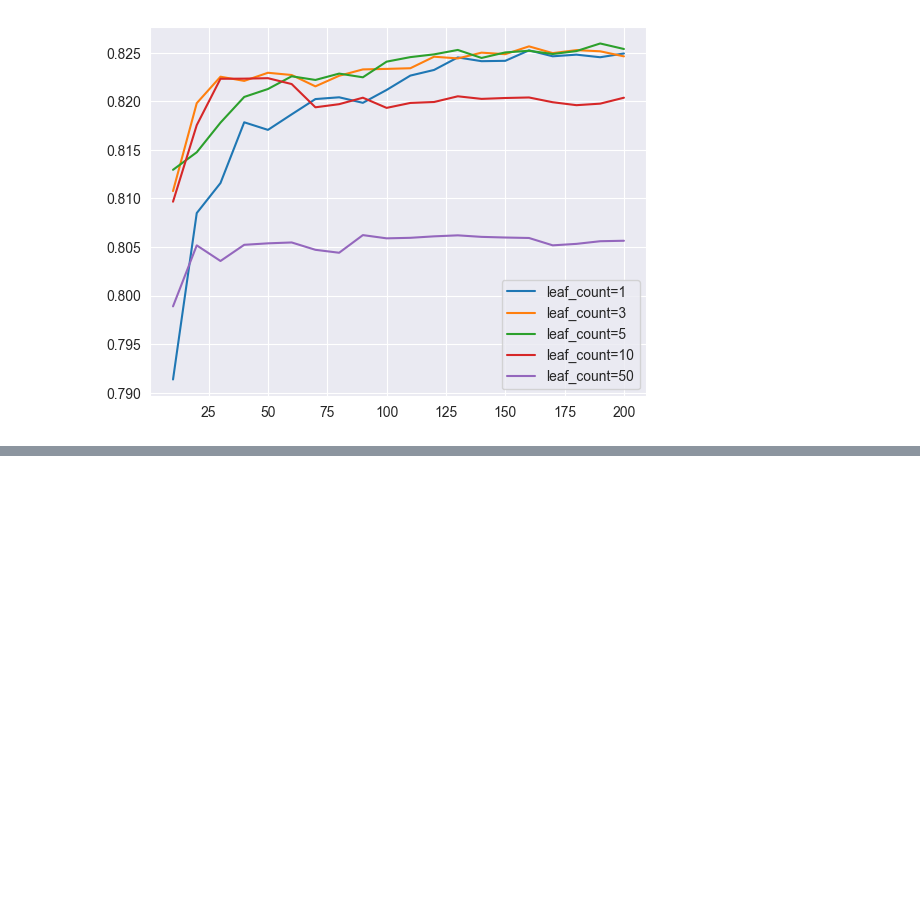
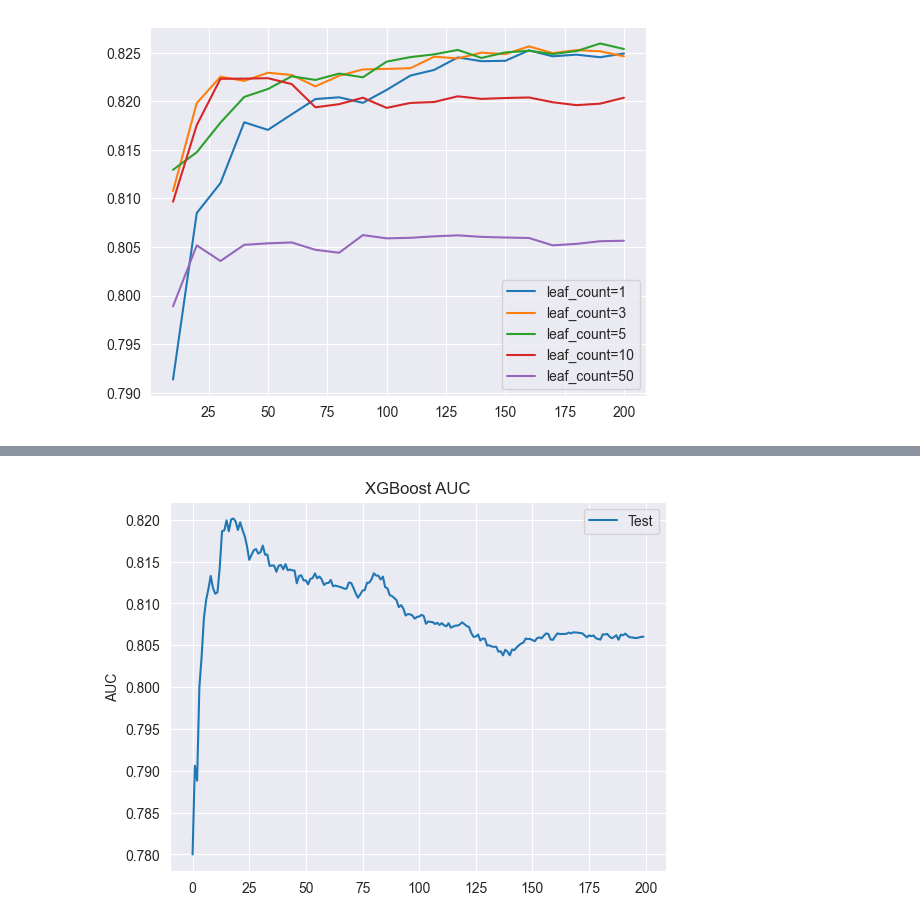
Before and after one commit to drone117/ml_zoomcamp, a Jupyter notebook: homework/06/credit_risk.ipynb, the cells around one changed output, grey strips where cells are left out. Drawn from its saved outputs; the diff is of its cells as text; code cells hidden in the pictures; blank space fills up the shorter version.

```diff
--- a/homework/06/credit_risk.ipynb
+++ b/homework/06/credit_risk.ipynb
@@ -1022,0 +1059,16 @@ auc = roc_auc_score(y_val, y_pred)
+# %%
+# Train the gradient boost
+# Specify the parameters
+xgb_params = {
+    "eta": 0.3, # the learning rate
+    "max_depth": 6, # size of a tree
+    "min_child_weight": 1, # number of observations in leaf node
+    "objective": "binary:logistic", # specify the objective of boosting - binary classification and logistic regression
+    "eval_metric": "auc", # xgb finds the best parameters when training as we give it the metric to match
+    "nthread": 12, # number of threads to use during training
+    "seed": 1, # random seed
+    "verbosity": 1 # level of logger - 0 - error, 3 is a debug
+}
+evals_result = {}
+model = xgb.train(params=xgb_params, dtrain=dtrain, evals=watchlist, evals_result=evals_result, num_boost_round=200, verbose_eval=1)
+# Using the 200 rounds leads to overfitting with our dataset
@@ -1022,0 +1093,15 @@ auc = roc_auc_score(y_val, y_pred)
+# %%
+# Plotting the model result
+results = evals_result
+epochs = len(results["train"]["auc"])
+x_axis = range(0, epochs)
+fig, ax = plt.subplots()
+# ax.plot(x_axis, results["train"]["auc"], label="Train")
+ax.plot(x_axis, results["eval"]["auc"], label="Test")
+ax.legend()
+ax.xaxis.get_major_locator().set_params(integer=True)
+plt.ylabel("AUC")
+plt.title("XGBoost AUC")
+plt.show()
+# %% [output]
+[figure, added]
```
Also changed, not shown: parts of 21 cells of this notebook, 3 other files.
